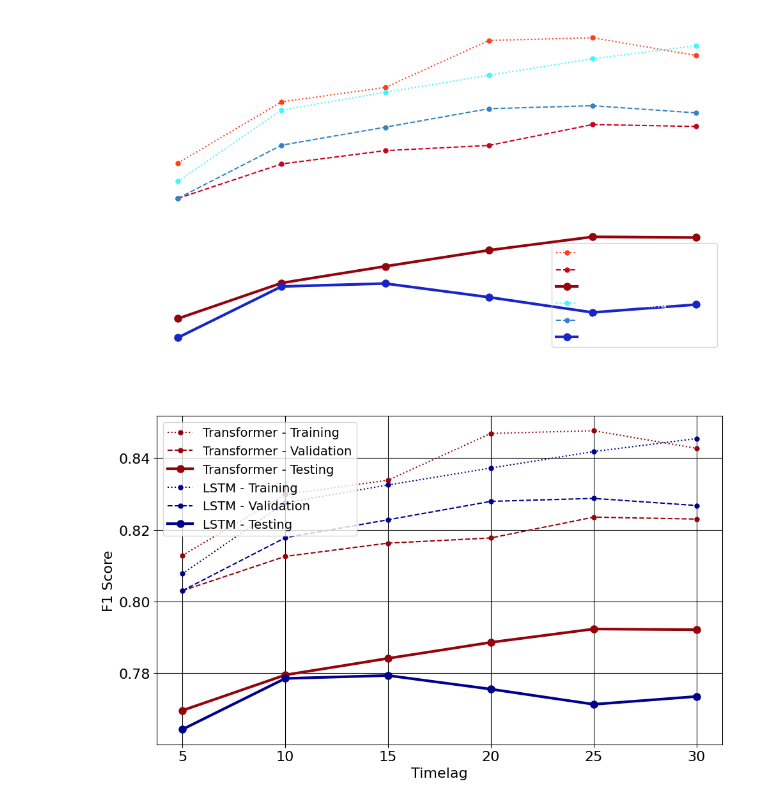
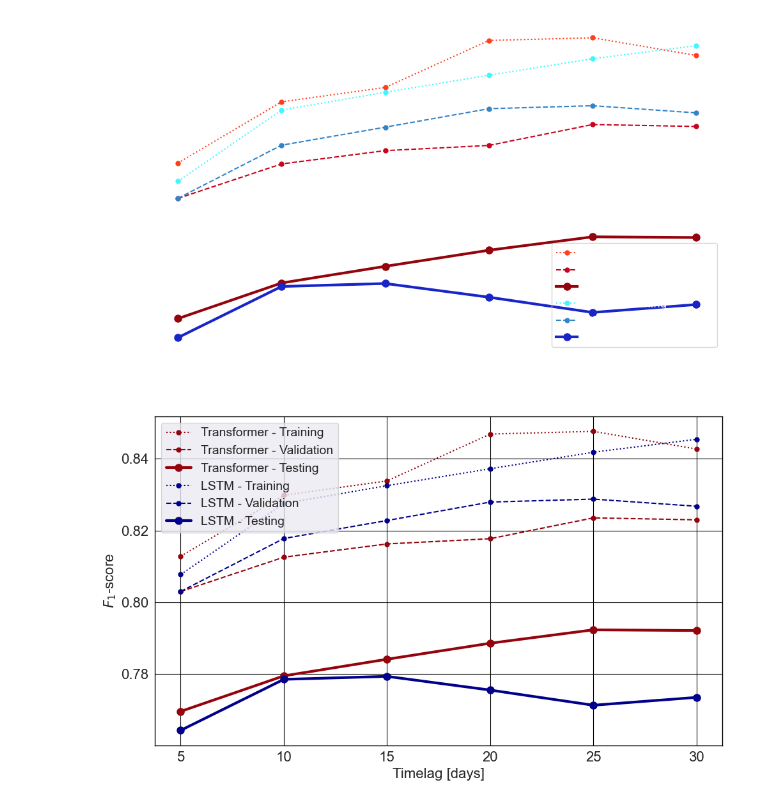
Before and after one commit to paulinebecker2002/mesogeos, a Jupyter notebook: outputs/Timelag_Analysis.ipynb, the cells around one changed output. Saved outputs shown, nothing was run; the diff lists cells and outputs as text; code cells hidden in the pictures.

```diff
--- a/outputs/Timelag_Analysis.ipynb
+++ b/outputs/Timelag_Analysis.ipynb
@@ -12,9 +12,7 @@ The goal is to understand how input history length influences prediction quality
 import pandas as pd
 import matplotlib.pyplot as plt
 
-df_mean_Seed = pd.read_csv("/Users/I566184/bachelorarbeit_coding/mesogeos/csv/Timelag_Analysis/Timelag_Results_meanSeed.csv", sep=',')
-df_old = pd.read_csv("/Users/I566184/bachelorarbeit_coding/mesogeos/csv/Timelag_Analysis/Timelag_Results_seed1234.csv", sep=',')
-df = pd.read_csv("/Users/I566184/bachelorarbeit_coding/mesogeos/csv/Timelag_Analysis/maxValidationSeed_Timelag_Anaylsis.csv", sep=',')
+df = pd.read_csv("/Users/paulinebecker/Desktop/mesogeos_git/mesogeos/csv/Timelag_Analysis/maxValidationSeed_Timelag_Anaylsis.csv", sep=',')
 
 df['Timelag'] = df['Timelag'].astype(int)
 df.sort_values(by='Timelag', inplace=True)
@@ -214,39 +209,42 @@ def plot_metric_over_timelag_black(metric_prefix, ylabel, title):
 
     for model in df['Model'].unique():
         subset = df[df['Model'] == model]
         for i, split in enumerate(['Training', 'Validation', 'Testing']):
             plt.plot(subset['Timelag'],
                      subset[f"{metric_prefix} {split}"],
                      marker='o',
                      markersize=markersizes[split],
                      label=f"{model} - {split}",
                      color=colors[model][i],
                      linestyle=linestyles[split],
                      linewidth=linewidths[split])
 
     # Hintergrund innerhalb des Plots transparent machen
     ax = plt.gca()
-    ax.set_facecolor("none")  # entfernt grauen Hintergrund
+    ax.set_facecolor("none")
+    for spine in ax.spines.values():
+        spine.set_color("black")
+        spine.set_linewidth(1)
 
-    plt.xlabel("Timelag", fontsize=16, fontweight='medium')
-    plt.ylabel(ylabel, fontsize=16, fontweight='medium')
+    plt.xlabel("Timelag [days]", fontsize=16, fontweight='medium')
+    plt.ylabel(r"$F_1$-score", fontsize=16, fontweight='medium')
     plt.xticks(subset['Timelag'].unique(), fontsize=16)
     plt.yticks(fontsize=16)
 
     plt.title("")
     plt.legend(fontsize=14, loc='upper left')
-    plt.grid(True, color='black')  # Gitter schwarz
+    plt.grid(True, color='black')  # Gitterno  schwarz
     plt.tight_layout()
 
     plt.savefig(
-        f"/Users/paulinebecker/Library/Mobile Documents/com~apple~CloudDocs/Uni/Wirtschaftsinformatik KIT/Semester6/Bachlorarbeit/Graphics/Results/Timelag/{metric_prefix}_Timelag_bestSeed_black.png",
+        f"/Users/paulinebecker/Library/Mobile Documents/com~apple~CloudDocs/Uni/Wirtschaftsinformatik KIT/Semester6/Bachlorarbeit/Graphics/Results/Paper Revision/{metric_prefix}_Timelag_bestSeed_black.png",
         format="png", dpi=300, transparent=True
     )
     plt.show()
 
 plot_metric_over_timelag_black('F1', 'F1 Score', 'F1 Score Across Different Timelags per Model and Dataset Split')
 # %% [output]
-[figure, old version]
+[figure, new version]
 # %%
 # AUCPR-Plot
 plot_metric_over_timelag('AUCPR', 'AUCPR', 'AUCPR Across Different Timelags per Model and Dataset Split')
```
Also changed, not shown: parts of 2 cells of this notebook, 10 other files.
